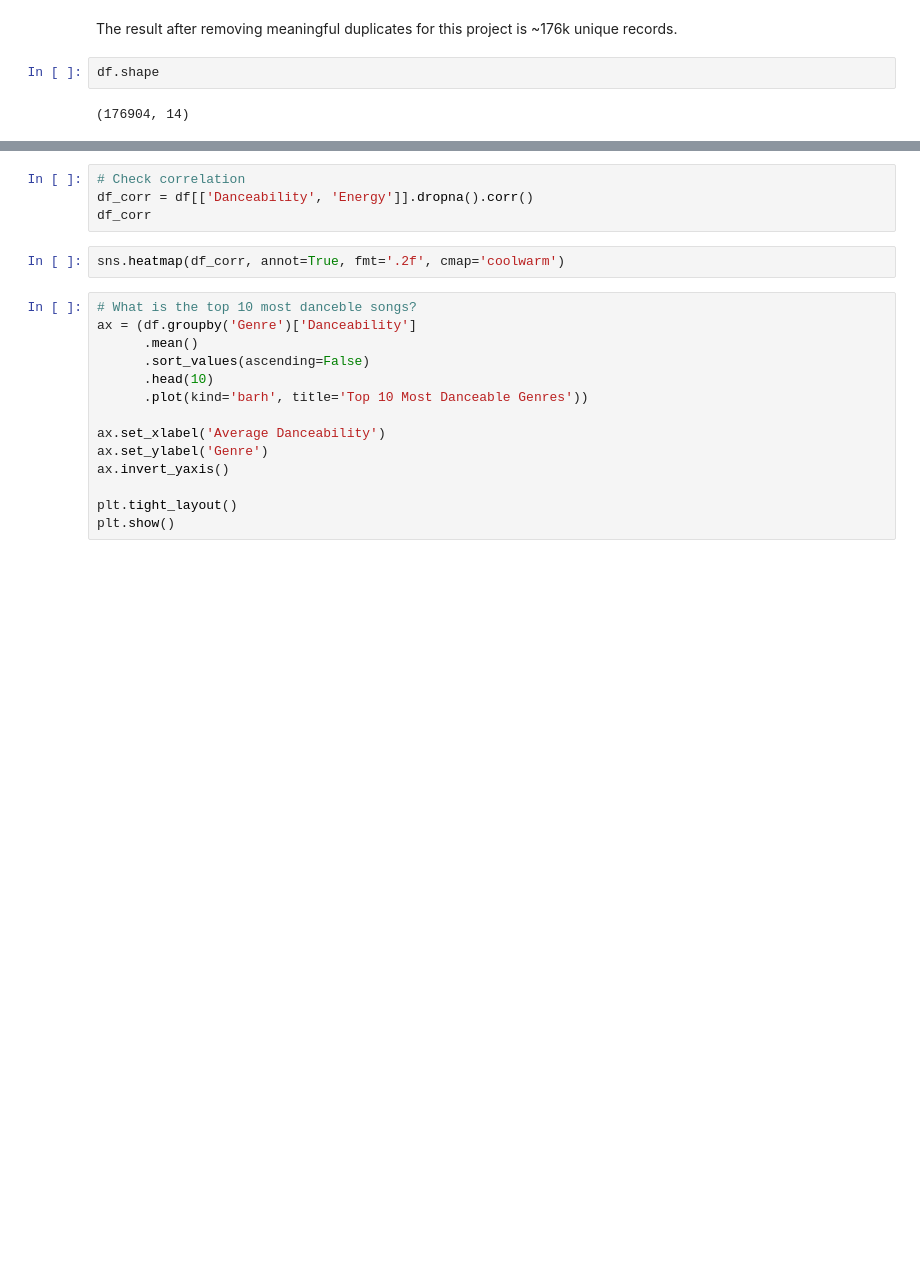
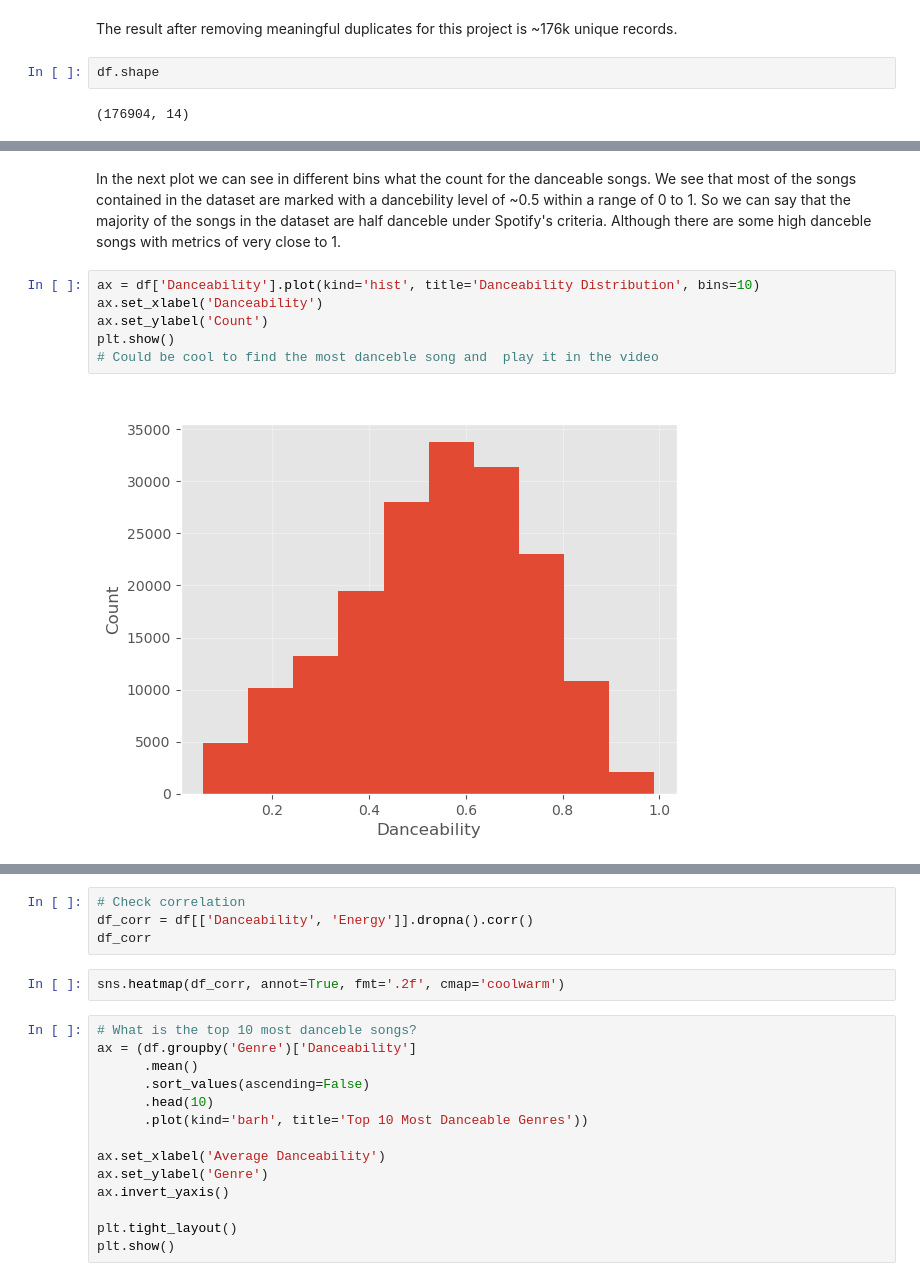
Before and after one commit to bartzilla/SpotifyDB_Music_Analysis, a Jupyter notebook: P4DS_A2_Data_Analysis_Project.ipynb, the cells around one changed output, grey strips where cells are left out. Drawn from its saved outputs; the diff is of its cells as text; blank space fills up the shorter version.

```diff
--- a/P4DS_A2_Data_Analysis_Project.ipynb
+++ b/P4DS_A2_Data_Analysis_Project.ipynb
@@ -274,0 +299,10 @@ df.shape
+# %% [markdown]
+In the next plot we can see in different bins what the count for the danceable songs. We see that most of the songs contained in the dataset are marked with a dancebility level of ~0.5 within a range of 0 to 1. So we can say that the majority of the songs in the dataset are half danceble under Spotify's criteria. Although there are some high danceble songs with metrics of very close to 1.
+# %%
+ax = df['Danceability'].plot(kind='hist', title='Danceability Distribution', bins=10)
+ax.set_xlabel('Danceability')
+ax.set_ylabel('Count')
+plt.show()
+# Could be cool to find the most danceble song and  play it in the video
+# %% [output]
+[figure, added]
```
Also changed, not shown: parts of 19 cells of this notebook.
